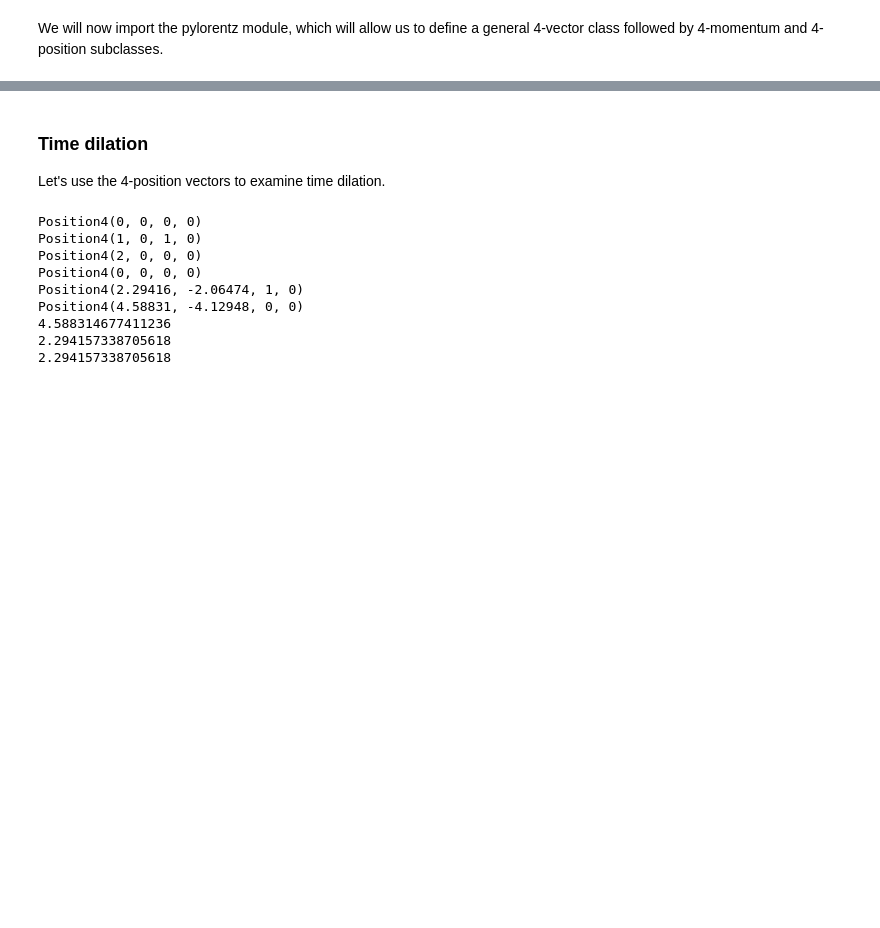
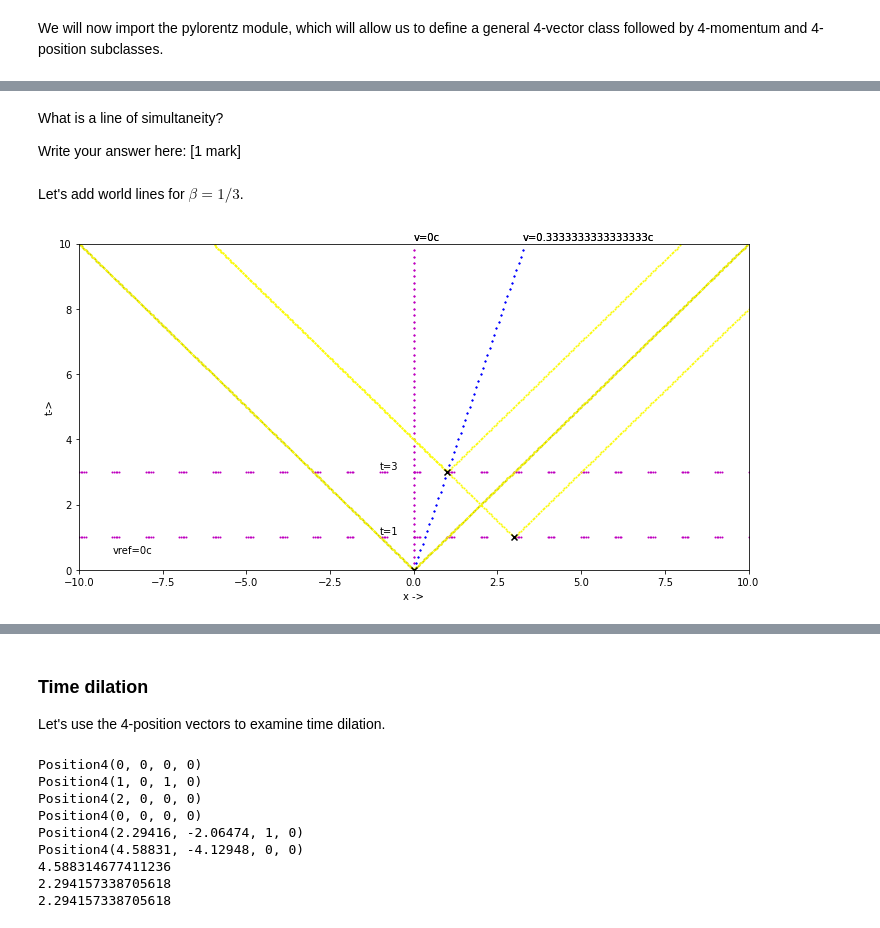
Before and after one commit to mealworm/PHYS3007, a Jupyter notebook: Lorentz.ipynb, the cells around one changed output, grey strips where cells are left out. Cells and saved outputs as stored; diff of their text form; code cells hidden in the pictures; blank space fills up the shorter version.

```diff
--- a/Lorentz.ipynb
+++ b/Lorentz.ipynb
@@ -34,0 +256,13 @@ from pylorentz import Position4, Momentum4
+# %% [markdown]
+What is a line of simultaneity?
+
+Write your answer here: [1 mark]
+# %% [markdown]
+Let's add world lines for $\beta = 1/3$.
+# %%
+M.define_wordline(0,1/3,'b','no',0)
+M.define_wordline(0,1/3,'b','no',2.82842712474619)
+
+M.show()
+# %% [output]
+[figure, added]
```
Also changed, not shown: parts of 69 cells of this notebook.
